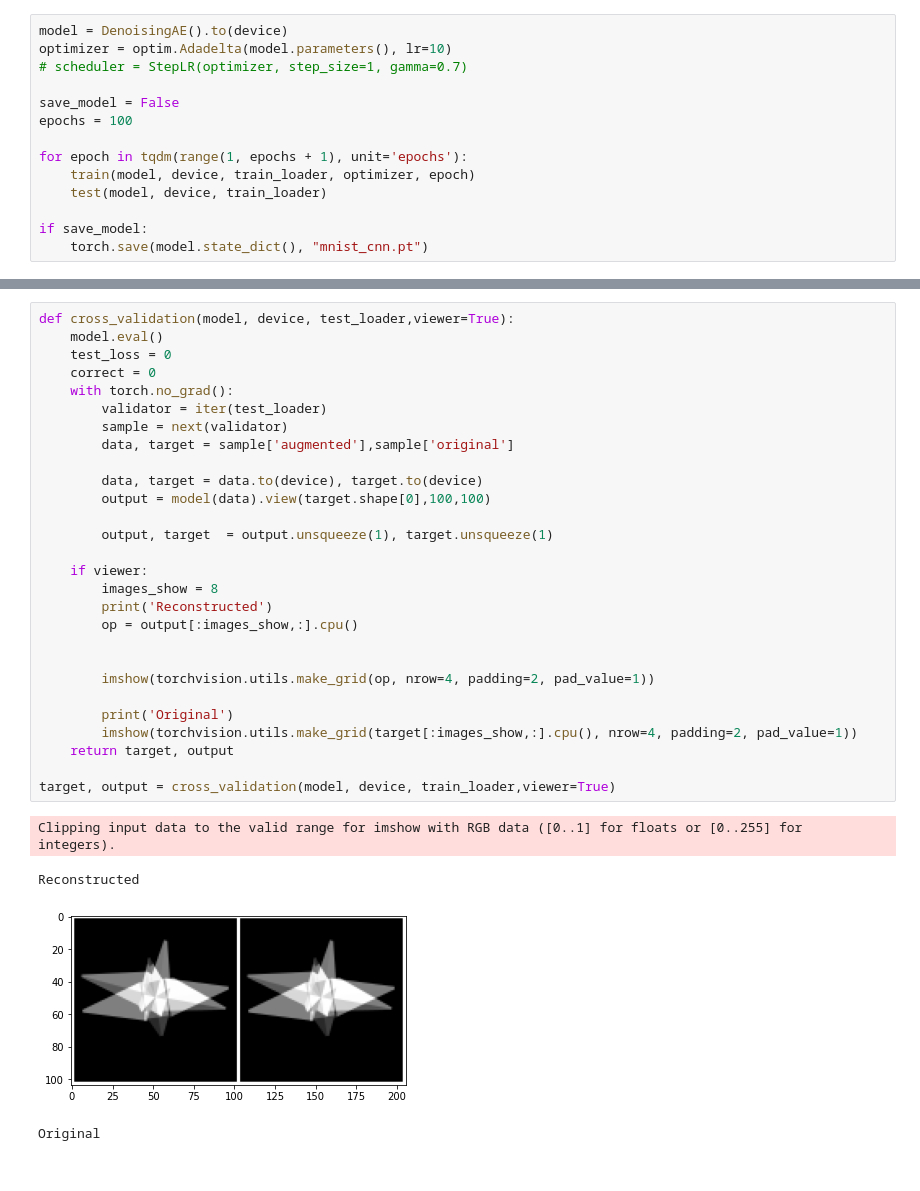
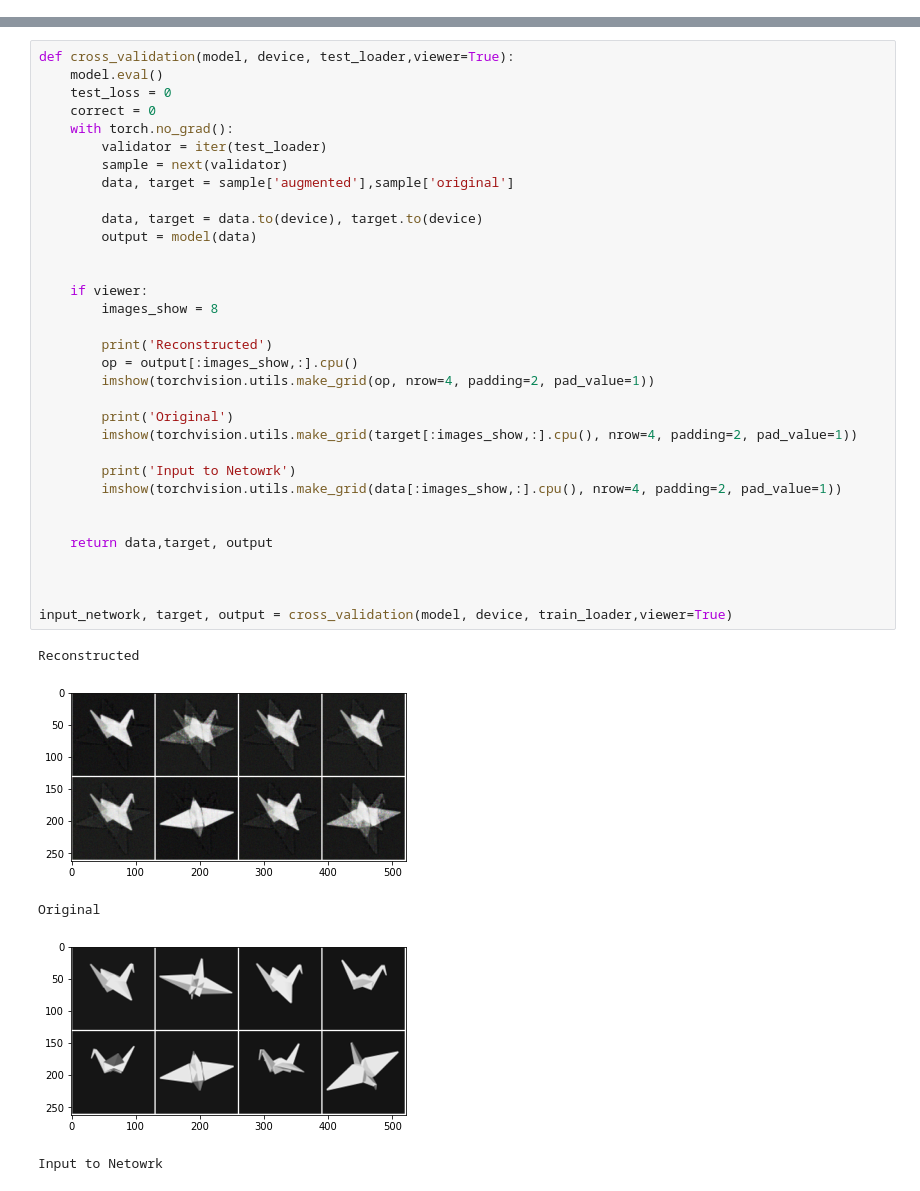
Before and after one commit to take2rohit/scoop_net, a Jupyter notebook: denoising_ae.ipynb, the cells around one changed output, grey strips where cells are left out. Cells and saved outputs as stored; diff of their text form.

```diff
--- a/denoising_ae.ipynb
+++ b/denoising_ae.ipynb
@@ -130,14 +181,0 @@ def test(model, device, test_loader):
-# %%
-model = DenoisingAE().to(device)
-optimizer = optim.Adadelta(model.parameters(), lr=10)
-# scheduler = StepLR(optimizer, step_size=1, gamma=0.7)
-
-save_model = False
-epochs = 100
-
-for epoch in tqdm(range(1, epochs + 1), unit='epochs'):
-    train(model, device, train_loader, optimizer, epoch)
-    test(model, device, train_loader)
-
-if save_model:
-    torch.save(model.state_dict(), "mnist_cnn.pt")
@@ -162,33 +182,39 @@ Test set: Average loss: 0.0126
 # %%
 def cross_validation(model, device, test_loader,viewer=True):
     model.eval()
     test_loss = 0
     correct = 0
     with torch.no_grad():
         validator = iter(test_loader)
         sample = next(validator)
         data, target = sample['augmented'],sample['original']
 
         data, target = data.to(device), target.to(device)
-        output = model(data).view(target.shape[0],100,100)
+        output = model(data)
 
-        output, target  = output.unsqueeze(1), target.unsqueeze(1)
 
     if viewer:
         images_show = 8
+
         print('Reconstructed')
         op = output[:images_show,:].cpu()
-
-
         imshow(torchvision.utils.make_grid(op, nrow=4, padding=2, pad_value=1))
 
         print('Original')
         imshow(torchvision.utils.make_grid(target[:images_show,:].cpu(), nrow=4, padding=2, pad_value=1))
-    return target, output
 
-target, output = cross_validation(model, device, train_loader,viewer=True)
+        print('Input to Netowrk')
+        imshow(torchvision.utils.make_grid(data[:images_show,:].cpu(), nrow=4, padding=2, pad_value=1))
+
+
+    return data,target, output
+
+
+
+input_network, target, output = cross_validation(model, device, train_loader,viewer=True)
 # %% [output]
-Clipping input data to the valid range for imshow with RGB data ([0..1] for floats or [0..255] for integers).
+Reconstructed
+[figure, new version]
-Reconstructed
+Original
-[figure, old version]
+[figure, new version]
-Original
+Input to Netowrk
```
Also changed, not shown: parts of 10 cells of this notebook, 1 other file.
